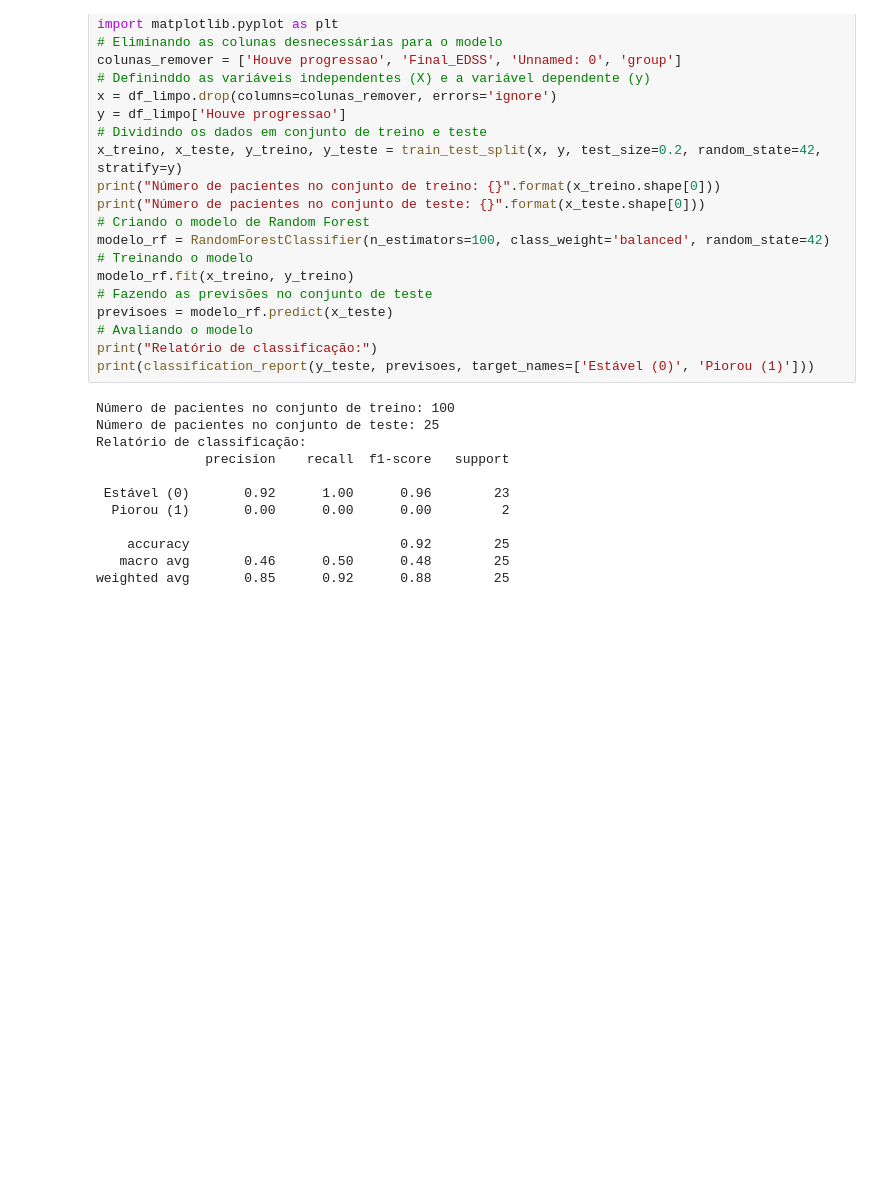
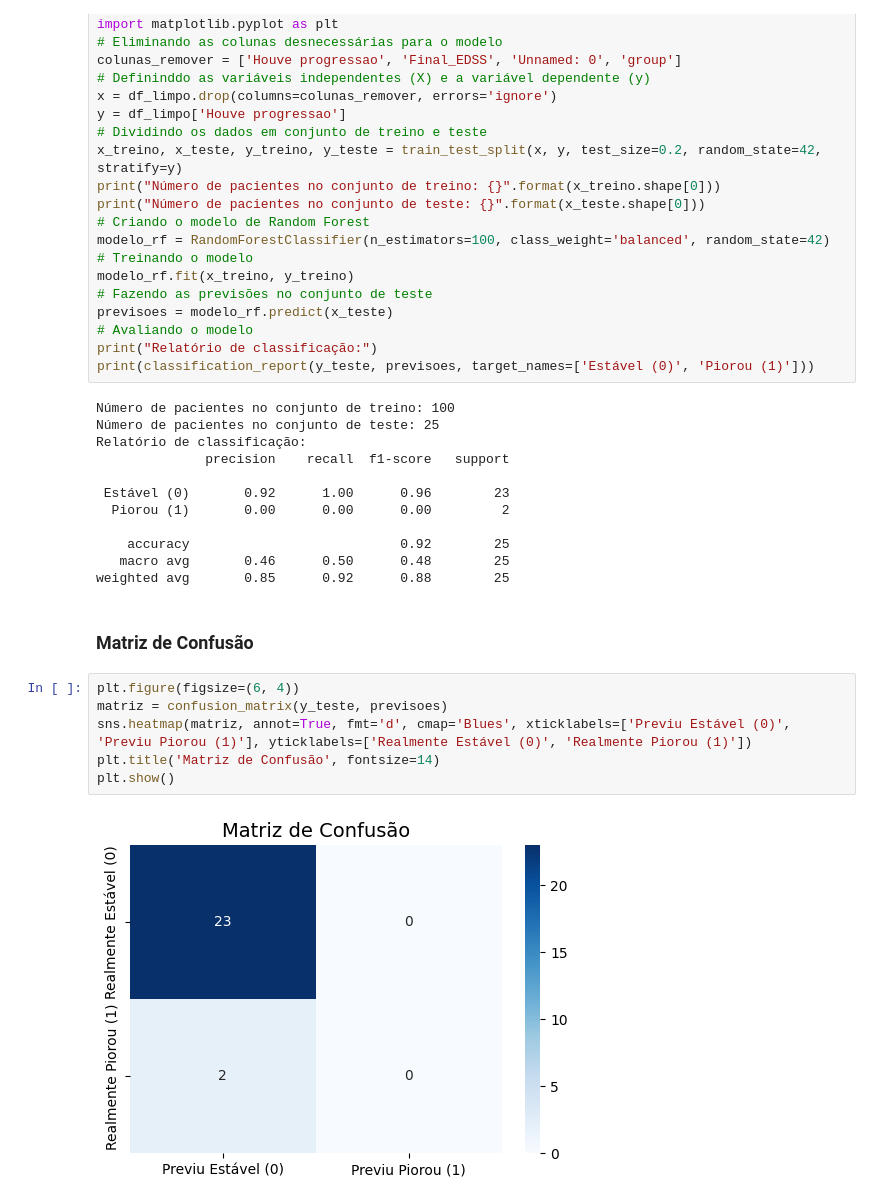
Before and after one commit to laisedosdados/Multiple-Sclerosis-Analysis, a Jupyter notebook: analise_em.ipynb, the cells around one changed output. Drawn from its saved outputs; the diff is of its cells as text; blank space fills up the shorter version.

Commit message:
Criando a Matriz de Confusão para verificar o desempenho da IA

```diff
--- a/analise_em.ipynb
+++ b/analise_em.ipynb
@@ -141,3 +141,13 @@ Relatório de classificação:
     accuracy                           0.92        25
    macro avg       0.46      0.50      0.48        25
 weighted avg       0.85      0.92      0.88        25
+# %% [markdown]
+### Matriz de Confusão
+# %%
+plt.figure(figsize=(6, 4))
+matriz = confusion_matrix(y_teste, previsoes)
+sns.heatmap(matriz, annot=True, fmt='d', cmap='Blues', xticklabels=['Previu Estável (0)', 'Previu Piorou (1)'], yticklabels=['Realmente Estável (0)', 'Realmente Piorou (1)'])
+plt.title('Matriz de Confusão', fontsize=14)
+plt.show()
+# %% [output]
+[figure, added]
```
